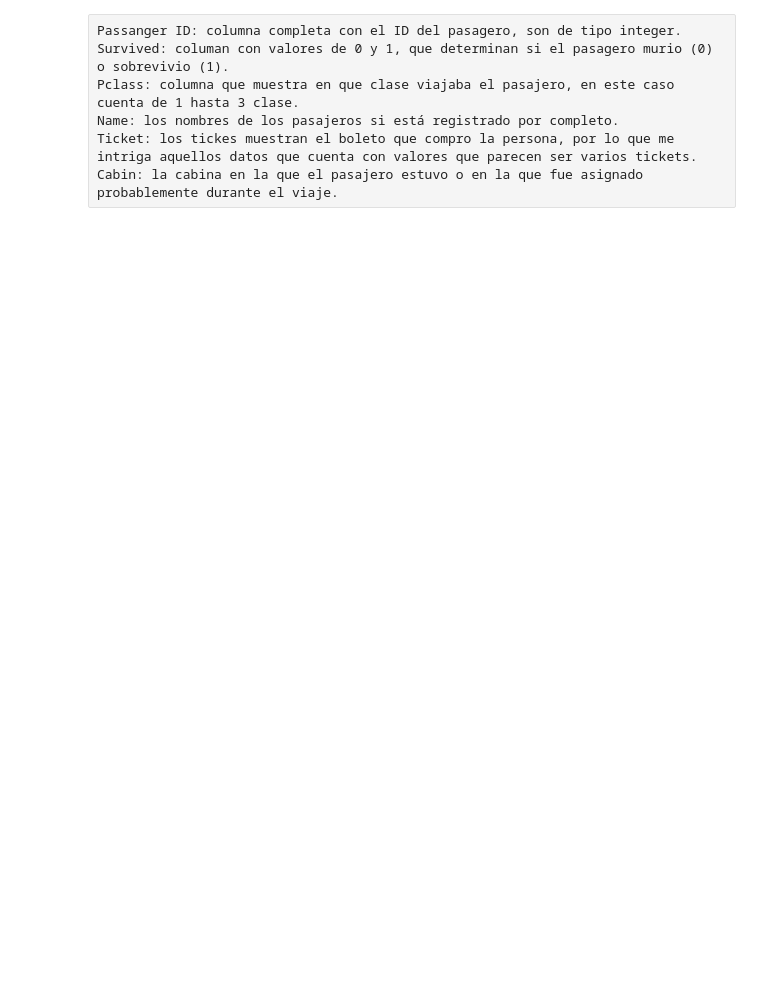
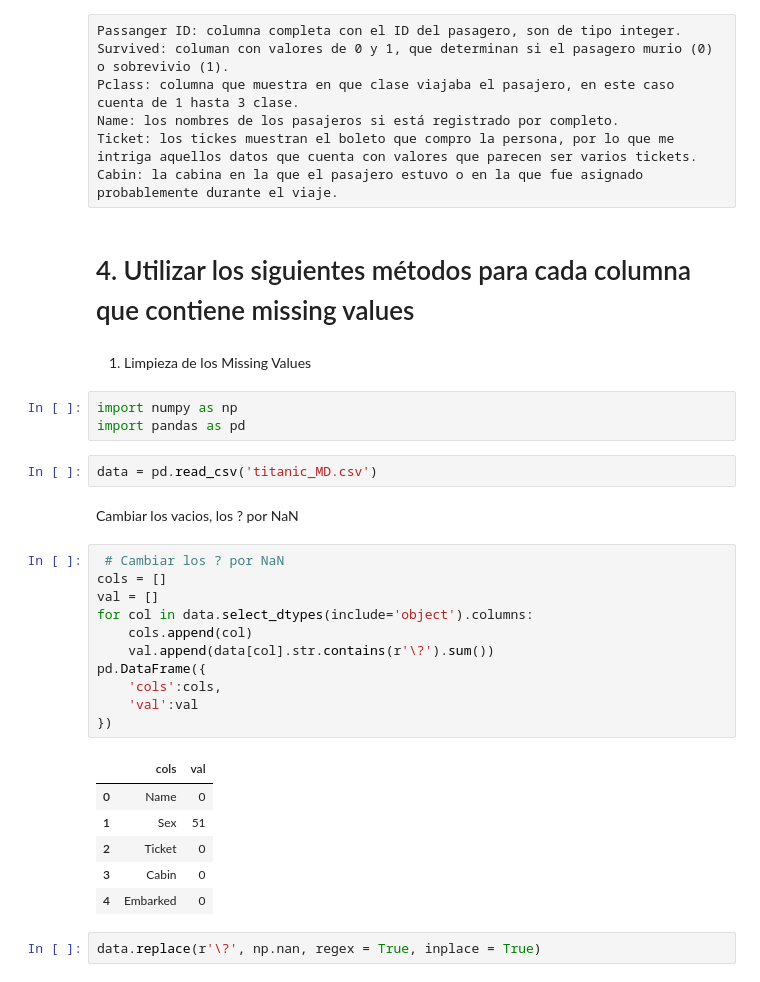
Before and after one commit to CarlosAlvarado-git/DataWrangling, a Jupyter notebook: Laboratorio8/Lab_8_Carlos_Alvarado.ipynb, the cells around one changed output. Drawn from its saved outputs; the diff is of its cells as text; blank space fills up the shorter version.

```diff
--- a/Laboratorio8/Lab_8_Carlos_Alvarado.ipynb
+++ b/Laboratorio8/Lab_8_Carlos_Alvarado.ipynb
@@ -33,3 +33,34 @@ Pclass: columna que muestra en que clase viajaba el pasajero, en este caso cuent
 Name: los nombres de los pasajeros si está registrado por completo.
 Ticket: los tickes muestran el boleto que compro la persona, por lo que me intriga aquellos datos que cuenta con valores que parecen ser varios tickets.
 Cabin: la cabina en la que el pasajero estuvo o en la que fue asignado probablemente durante el viaje.
+# %% [markdown]
+# 4.	Utilizar los siguientes métodos para cada columna que contiene missing values
+# %% [markdown]
+1. Limpieza de los Missing Values
+# %%
+import numpy as np
+import pandas as pd
+# %%
+data = pd.read_csv('titanic_MD.csv')
+# %% [markdown]
+Cambiar los vacios, los ? por NaN
+# %%
+ # Cambiar los ? por NaN
+cols = []
+val = []
+for col in data.select_dtypes(include='object').columns:
+    cols.append(col)
+    val.append(data[col].str.contains(r'\?').sum())
+pd.DataFrame({
+    'cols':cols,
+    'val':val
+})
+# %% [output]
+|  | cols | val |
+| 0 | Name | 0 |
+| 1 | Sex | 51 |
+| 2 | Ticket | 0 |
+| 3 | Cabin | 0 |
+| 4 | Embarked | 0 |
+# %%
+data.replace(r'\?', np.nan, regex = True, inplace = True)
```
Also changed, not shown: parts of 37 cells of this notebook.
